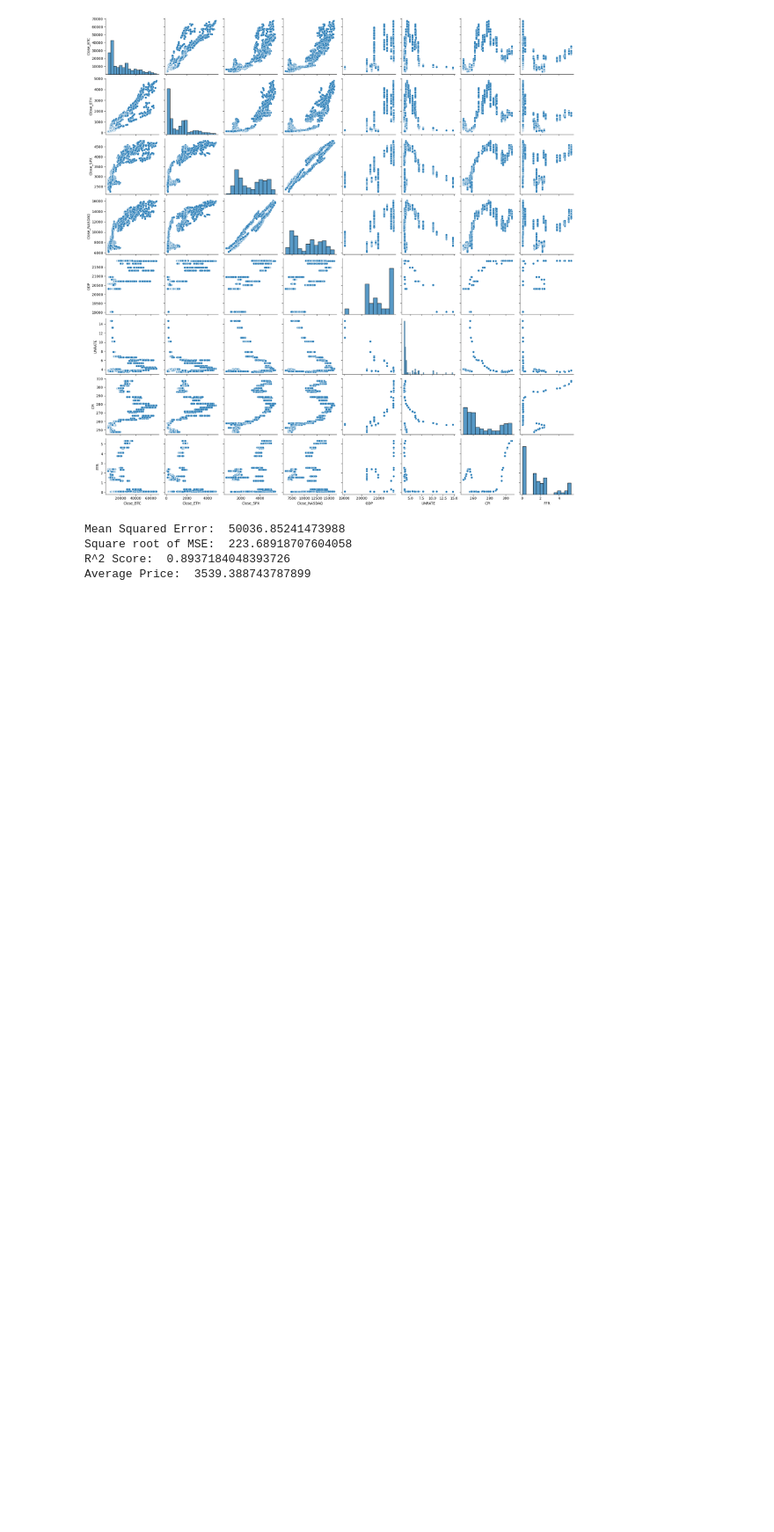
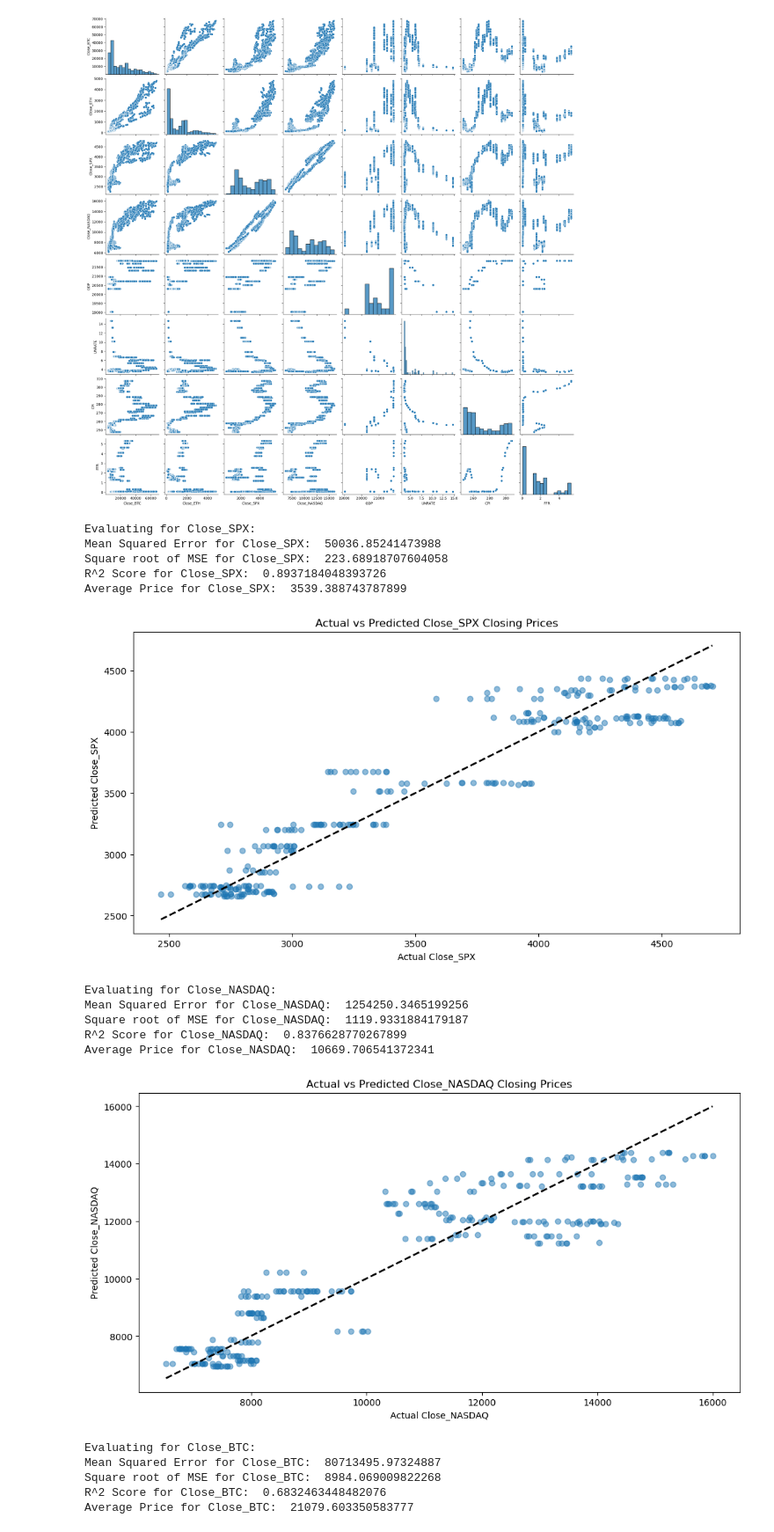
Before and after one commit to emilyheraty/cs216financeproject, a Jupyter notebook: proj.ipynb, the cells around one changed output. Shown at 88% size. Saved outputs shown, nothing was run; the diff lists cells and outputs as text; code cells hidden in the pictures; blank space fills up the shorter version.

```diff
--- a/proj.ipynb
+++ b/proj.ipynb
@@ -188,26 +188,54 @@ from sklearn.model_selection import train_test_split
 from sklearn.linear_model import LinearRegression
 from sklearn.metrics import mean_squared_error, r2_score
 # %%
-# S&P 500 price prediction
+# Columns to iterate over
+columns = ['Close_SPX', 'Close_NASDAQ', 'Close_BTC', 'Close_ETH']
+
+# Independent variables
 X = covid_data_interest[['GDP', 'UNRATE', 'CPI', 'FFR']]
-y = covid_data_interest['Close_SPX']
 
-X_train, X_test, y_train, y_test = train_test_split(X, y, test_size=0.2, random_state=0)
+for column in columns:
+    print(f"\nEvaluating for {column}:")
 
-model = LinearRegression()
-model.fit(X_train, y_train)
+    y = covid_data_interest[column]
 
-y_pred = model.predict(X_test)
+    X_train, X_test, y_train, y_test = train_test_split(X, y, test_size=0.2, random_state=0)
 
-mse = mean_squared_error(y_test, y_pred)
-r2 = r2_score(y_test, y_pred)
+    model = LinearRegression()
+    model.fit(X_train, y_train)
 
-print('Mean Squared Error: ', mse)
-print('Square root of MSE: ', mse**0.5)
-print('R^2 Score: ' , r2)
-print('Average Price: ', covid_data_interest['Close_SPX'].mean())
+    y_pred = model.predict(X_test)
+
+    mse = mean_squared_error(y_test, y_pred)
+    r2 = r2_score(y_test, y_pred)
+
+    print(f'Mean Squared Error for {column}: ', mse)
+    print(f'Square root of MSE for {column}: ', mse**0.5)
+    print(f'R^2 Score for {column}: ', r2)
+    print(f'Average Price for {column}: ', covid_data_interest[column].mean())
+
+    plt.figure(figsize=(12, 6))
+    plt.scatter(y_test, y_pred, alpha=0.5)
+    plt.xlabel(f'Actual {column}')
+    plt.ylabel(f'Predicted {column}')
+    plt.title(f'Actual vs Predicted {column} Closing Prices')
+    plt.plot([y_test.min(), y_test.max()], [y_test.min(), y_test.max()], 'k--', lw=2)  # Diagonal line for reference
+    plt.show()
 # %% [output]
-Mean Squared Error:  50036.85241473988
-Square root of MSE:  223.68918707604058
-R^2 Score:  0.8937184048393726
-Average Price:  3539.388743787899
+Evaluating for Close_SPX:
+Mean Squared Error for Close_SPX:  50036.85241473988
+Square root of MSE for Close_SPX:  223.68918707604058
+R^2 Score for Close_SPX:  0.8937184048393726
+Average Price for Close_SPX:  3539.388743787899
+[figure, added]
+Evaluating for Close_NASDAQ:
+Mean Squared Error for Close_NASDAQ:  1254250.3465199256
+Square root of MSE for Close_NASDAQ:  1119.9331884179187
+R^2 Score for Close_NASDAQ:  0.8376628770267899
+Average Price for Close_NASDAQ:  10669.706541372341
+[figure, added]
+Evaluating for Close_BTC:
+Mean Squared Error for Close_BTC:  80713495.97324887
+Square root of MSE for Close_BTC:  8984.069009822268
+R^2 Score for Close_BTC:  0.6832463448482076
+Average Price for Close_BTC:  21079.603350583777
```
Also changed, not shown: parts of 13 cells of this notebook.
